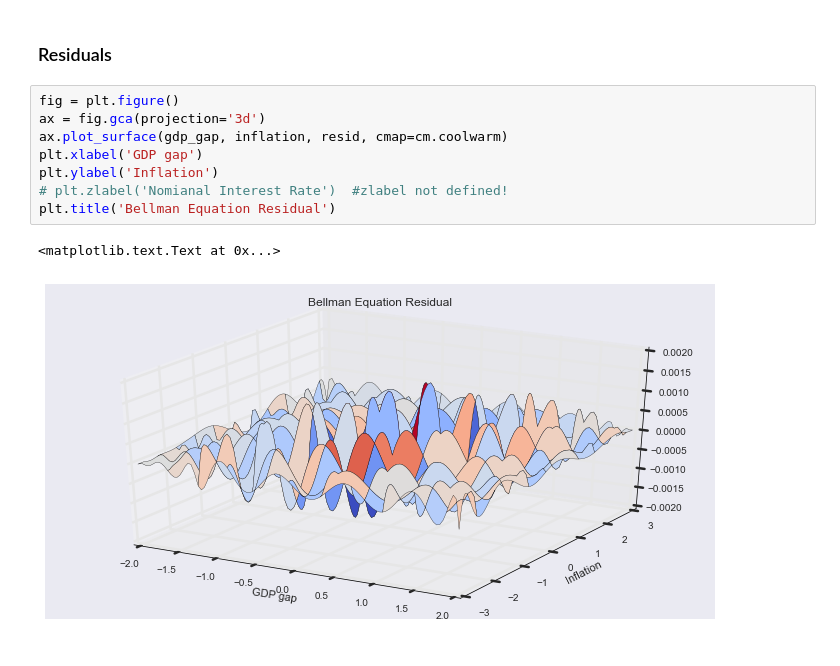
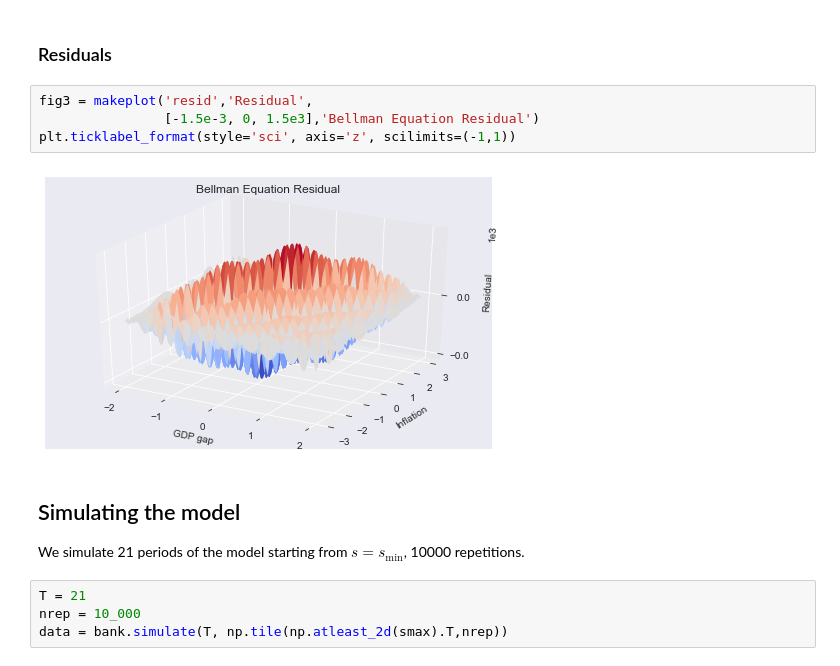
Before and after one commit to randall-romero/CompEcon, a Jupyter notebook: notebooks/dp/11 Monetary Policy Model.ipynb, the cells around one changed output. Drawn from its saved outputs; the diff is of its cells as text.

```diff
--- a/notebooks/dp/11 Monetary Policy Model.ipynb
+++ b/notebooks/dp/11 Monetary Policy Model.ipynb
@@ -195,13 +197,16 @@ plt.title('Value Function')
 # %% [markdown]
 ### Residuals
-# %%
-fig = plt.figure()
-ax = fig.gca(projection='3d')
-ax.plot_surface(gdp_gap, inflation, resid, cmap=cm.coolwarm)
-plt.xlabel('GDP gap')
-plt.ylabel('Inflation')
-# plt.zlabel('Nomianal Interest Rate')  #zlabel not defined!
-plt.title('Bellman Equation Residual')
-# %% [output]
-<matplotlib.text.Text at 0x...>
-[figure, removed]
+# %%
+fig3 = makeplot('resid','Residual',
+                [-1.5e-3, 0, 1.5e3],'Bellman Equation Residual')
+plt.ticklabel_format(style='sci', axis='z', scilimits=(-1,1))
+# %% [output]
+[figure, added]
+# %% [markdown]
+## Simulating the model
+
+We simulate 21 periods of the model starting from $s=s_{\min}$, 10000 repetitions.
+# %%
+T = 21
+nrep = 10_000
+data = bank.simulate(T, np.tile(np.atleast_2d(smax).T,nrep))
```
Also changed, not shown: parts of 27 cells of this notebook, 7 other files.
